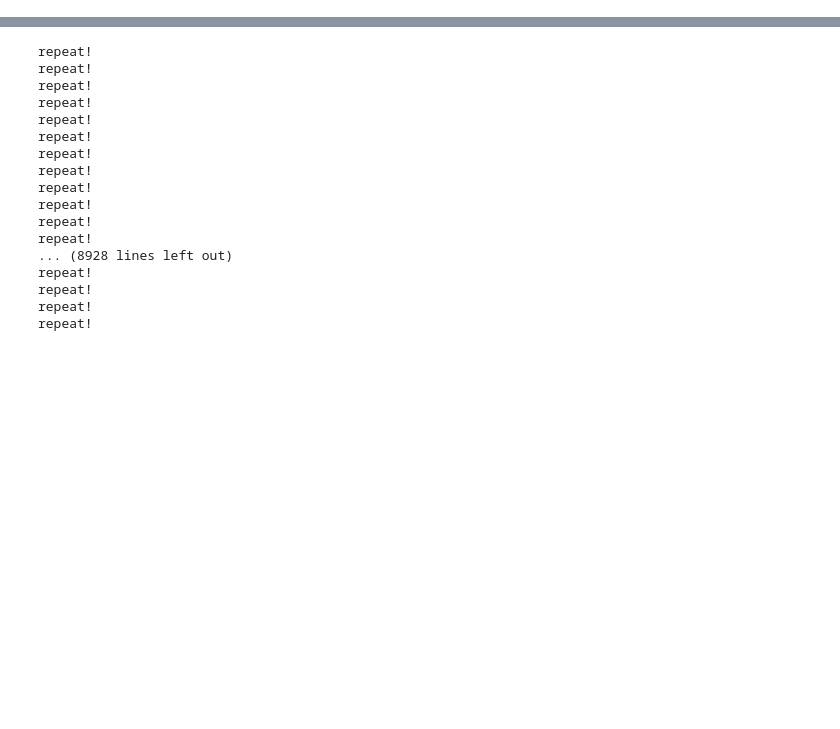
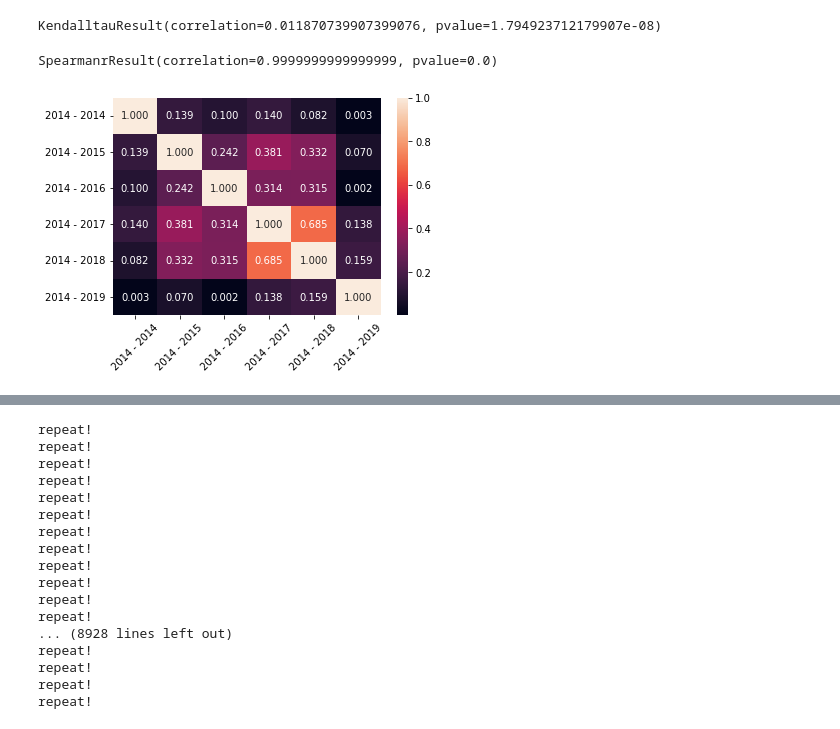
Before and after one commit to jordan-wei-taylor/genolearn, a Jupyter notebook: Untitled-1.ipynb, the cells around one changed output, grey strips where cells are left out. Cells and saved outputs as stored; diff of their text form; code cells hidden in the pictures; blank space fills up the shorter version.

```diff
--- a/Untitled-1.ipynb
+++ b/Untitled-1.ipynb
@@ -53,0 +68,57 @@ plt.hist(scores)
+# %%
+from scipy import stats
+
+stats.kendalltau(orders[0][:100000], orders[1][:100000])
+# %% [output]
+KendalltauResult(correlation=0.011870739907399076, pvalue=1.794923712179907e-08)
+# %%
+from scipy import stats
+
+C      = []
+
+def spearmanr_correlation(o1, o2):
+    return stats.spearmanr(o1, o2).correlation
+
+def spearmanr_pvalue(o1, o2):
+    return stats.spearmanr(o1, o2).pvalue
+
+def kendall_correlation(o1, o2):
+    return stats.kendalltau(o1, o2).correlation
+
+def kendall_pvalue(o1, o2):
+    return 1 - stats.kendalltau(o1, o2).pvalue
+
+def jaccard(o1, o2):
+    common = len(set(o1) & set(o2))
+    return common / (2 * len(o1) - common)
+
+def common(o1, o2):
+    return len(set(o1) & set(o2)) / len(o1)
+
+for k in 10 ** np.arange(1, 6):
+
+    matrix = np.zeros((6, 6))
+
+    for i, o1 in enumerate(orders):
+        for j, o2 in enumerate(orders[i:], i):
+            matrix[i,j] = matrix[j,i] = common(o1[:k], o2[:k])
+
+    C.append(matrix)
+
+C = np.array(C)
+# %%
+stats.spearmanr(o1, o2)
+# %% [output]
+SpearmanrResult(correlation=0.9999999999999999, pvalue=0.0)
+# %%
+import seaborn as sns
+
+years = [f'2014 - {2014 + i}' for i in range(6)]
+
+g = sns.heatmap(C[4], annot = True, fmt = '.3f', yticklabels = years)
+
+g.set_xticklabels(years, rotation = 45)
+
+plt.show()
+# %% [output]
+[figure, added]
```
Also changed, not shown: parts of 7 cells of this notebook.
